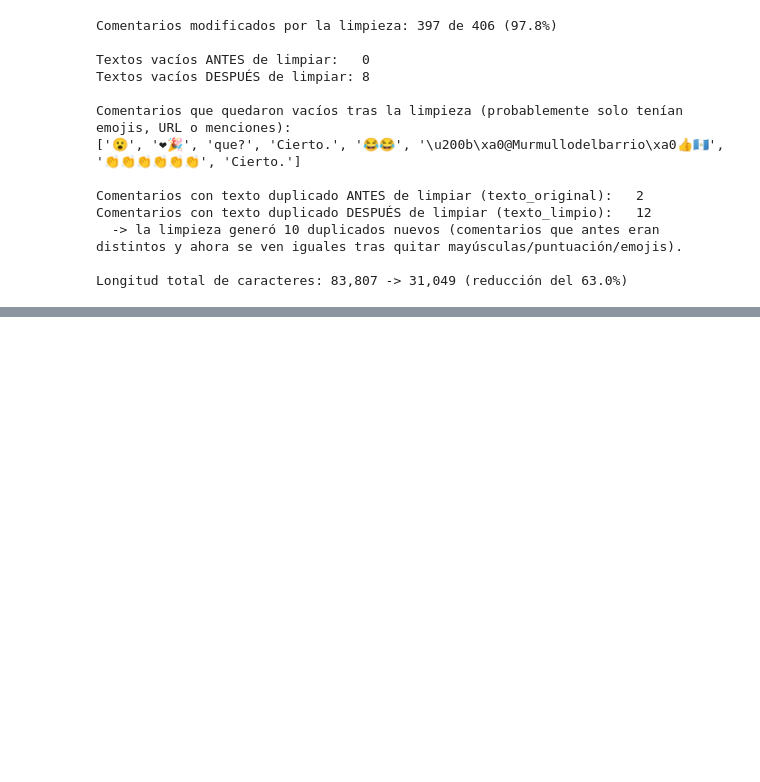
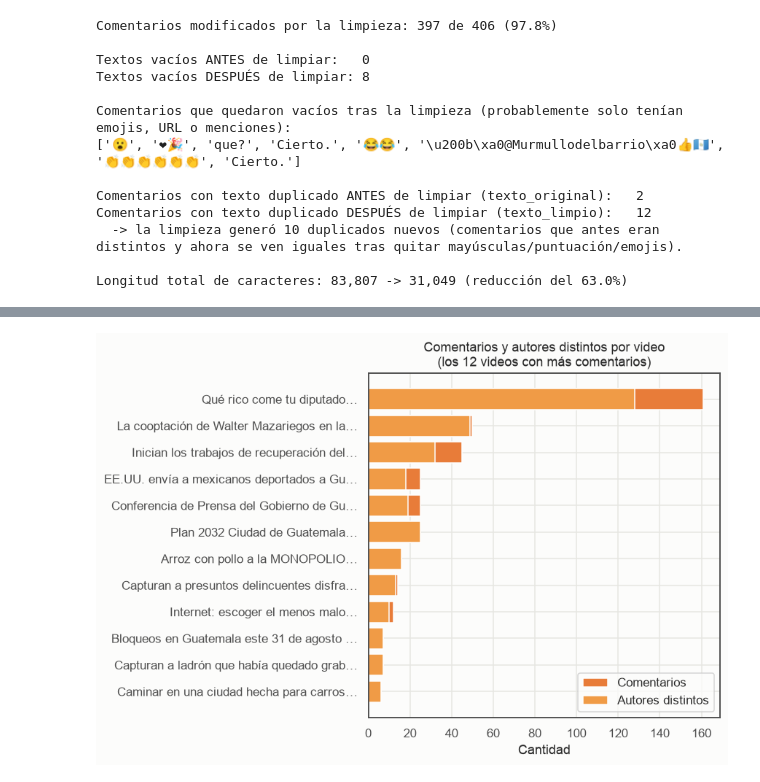
Before and after one commit to Qu3zada22/lab6-ds, a Jupyter notebook: Laboratorio6_Redes_Sociales_YouTube.ipynb, the cells around one changed output, grey strips where cells are left out. Drawn from its saved outputs; the diff is of its cells as text; code cells hidden in the pictures; blank space fills up the shorter version.

```diff
--- a/Laboratorio6_Redes_Sociales_YouTube.ipynb
+++ b/Laboratorio6_Redes_Sociales_YouTube.ipynb
@@ -779,0 +829,12 @@ Longitud total de caracteres: 83,807 -> 31,049 (reducción del 63.0%)
+# %%
+# Comentarios y autores únicos por video (solo tiene sentido calcularlo para los 19 videos con comentarios)
+comentarios_por_video = comments_clean.groupby('video_id').agg(
+    n_comentarios=('comment_id', 'nunique'),
+    n_autores=('author_channel_id', 'nunique'),
+)
+comentarios_por_video = comentarios_por_video.merge(
+    videos_clean[['video_id', 'title', 'channel_name', 'view_count', 'category']],
+    on='video_id',
+).sort_values('n_comentarios', ascending=False)
+
+comentarios_por_video[['title', 'channel_name', 'category', 'view_count', 'n_comentarios', 'n_autores']]
@@ -779,0 +859,13 @@ Longitud total de caracteres: 83,807 -> 31,049 (reducción del 63.0%)
+# %%
+fig, ax = plt.subplots(figsize=(8, 5.5))
+top_videos = comentarios_por_video.head(12)
+titulos_cortos = top_videos['title'].str.slice(0, 40) + '…'
+ax.barh(titulos_cortos[::-1], top_videos['n_comentarios'][::-1], color=COLOR_NARANJA_OSCURO, label='Comentarios')
+ax.barh(titulos_cortos[::-1], top_videos['n_autores'][::-1], color=COLOR_NARANJA_CLARO, label='Autores distintos')
+ax.set_xlabel('Cantidad')
+ax.set_title('Comentarios y autores distintos por video\n(los 12 videos con más comentarios)')
+ax.legend()
+plt.tight_layout()
+plt.show()
+# %% [output]
+[figure, added]
```
Also changed, not shown: parts of 32 cells of this notebook.
